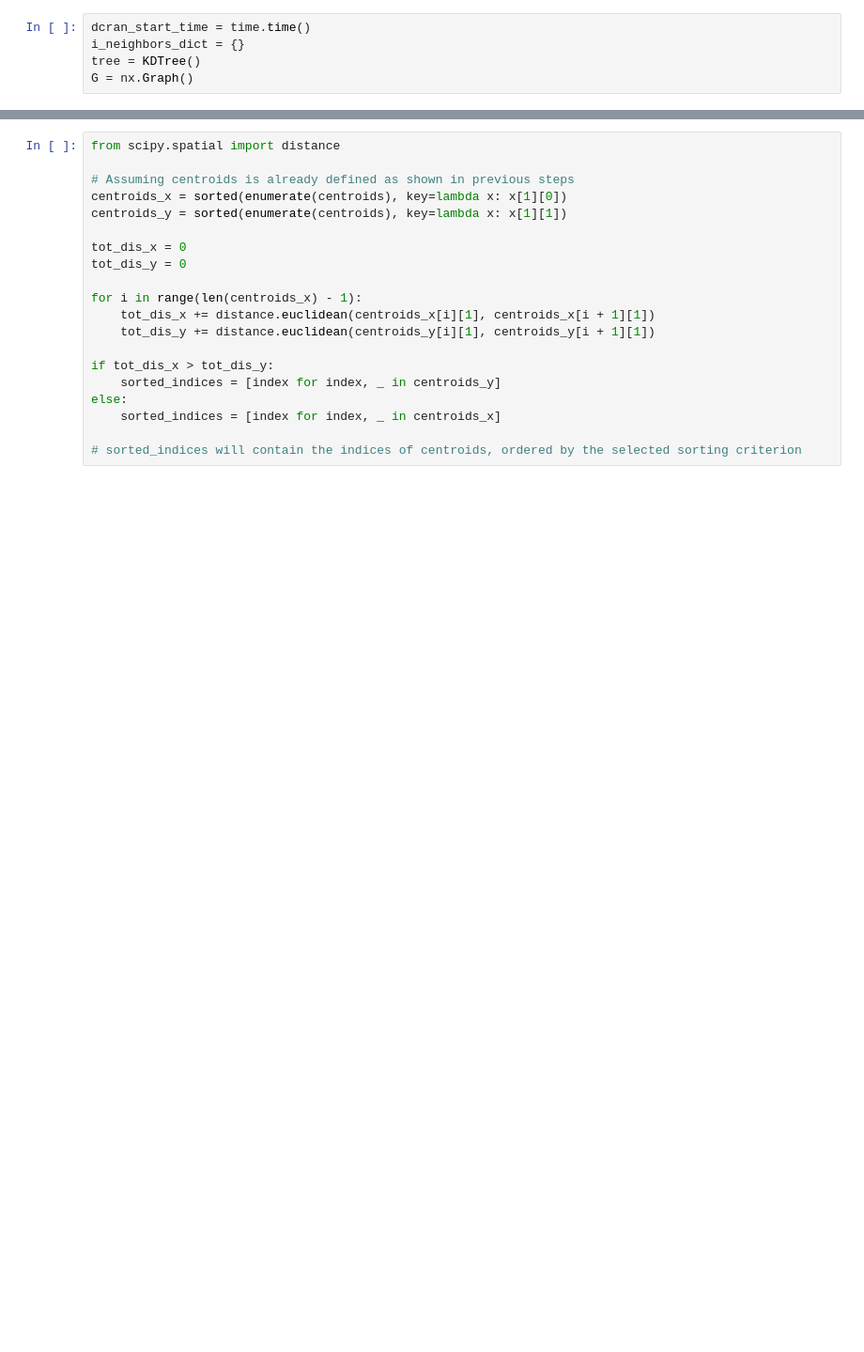
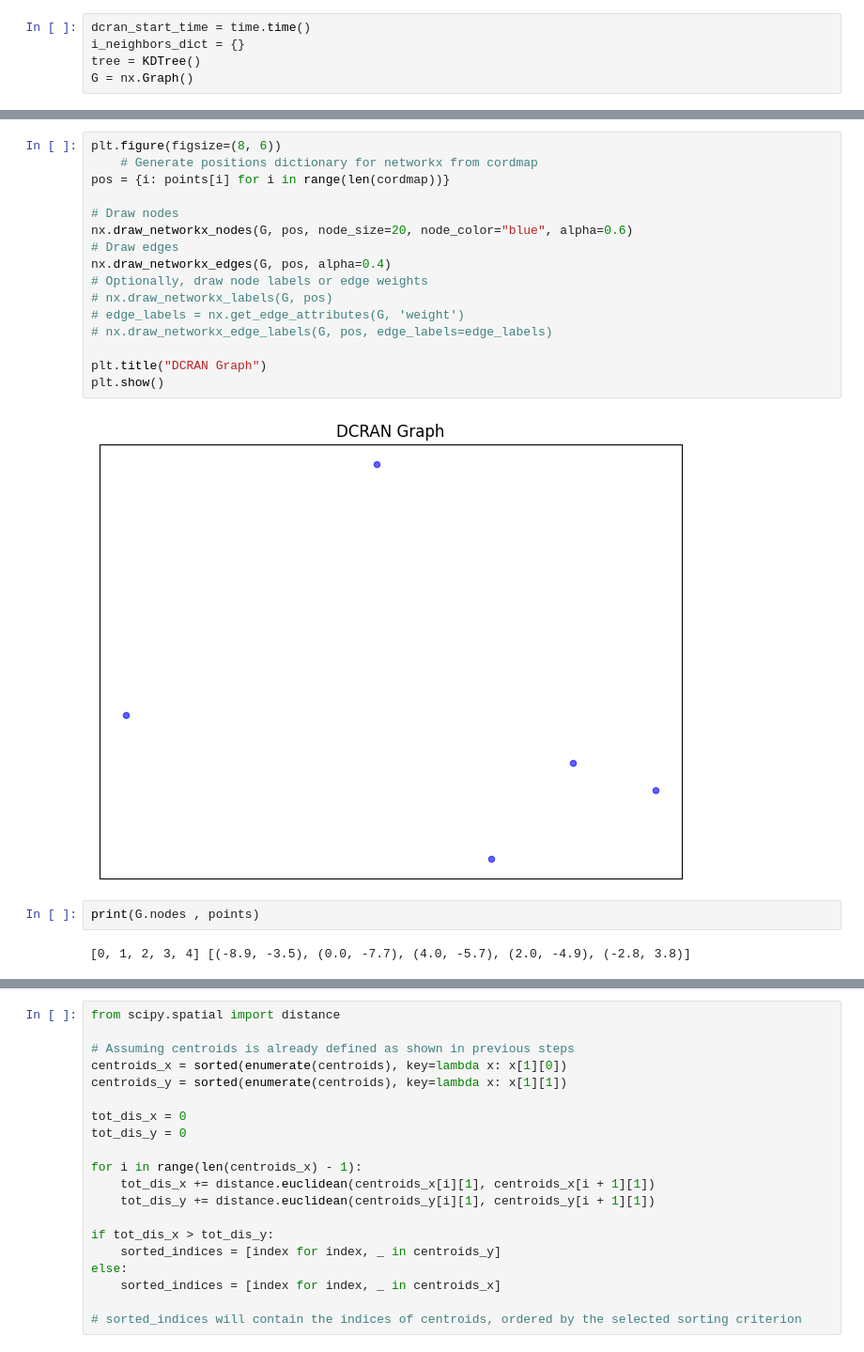
Before and after one commit to destx0/thesnew, a Jupyter notebook: dc_main.ipynb, the cells around one changed output, grey strips where cells are left out. Shown: that part at 94% size. Saved outputs shown, nothing was run; the diff lists cells and outputs as text; blank space fills up the shorter version.

```diff
--- a/dc_main.ipynb
+++ b/dc_main.ipynb
@@ -110,0 +126,22 @@ def build(points):
+# %%
+plt.figure(figsize=(8, 6))
+    # Generate positions dictionary for networkx from cordmap
+pos = {i: points[i] for i in range(len(cordmap))}
+
+# Draw nodes
+nx.draw_networkx_nodes(G, pos, node_size=20, node_color="blue", alpha=0.6)
+# Draw edges
+nx.draw_networkx_edges(G, pos, alpha=0.4)
+# Optionally, draw node labels or edge weights
+# nx.draw_networkx_labels(G, pos)
+# edge_labels = nx.get_edge_attributes(G, 'weight')
+# nx.draw_networkx_edge_labels(G, pos, edge_labels=edge_labels)
+
+plt.title("DCRAN Graph")
+plt.show()
+# %% [output]
+[figure, added]
+# %%
+print(G.nodes , points)
+# %% [output]
+[0, 1, 2, 3, 4] [(-8.9, -3.5), (0.0, -7.7), (4.0, -5.7), (2.0, -4.9), (-2.8, 3.8)]
```
Also changed, not shown: parts of 32 cells of this notebook, 1 other file.
